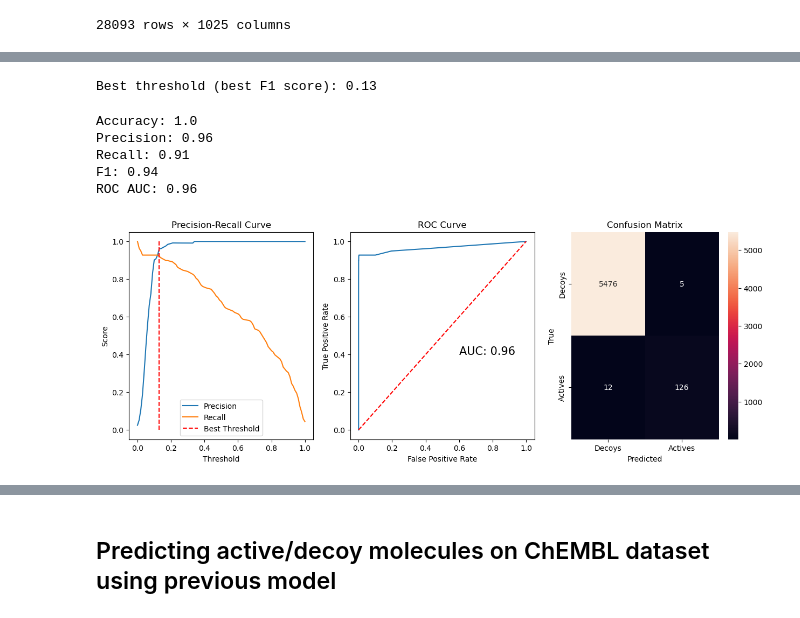
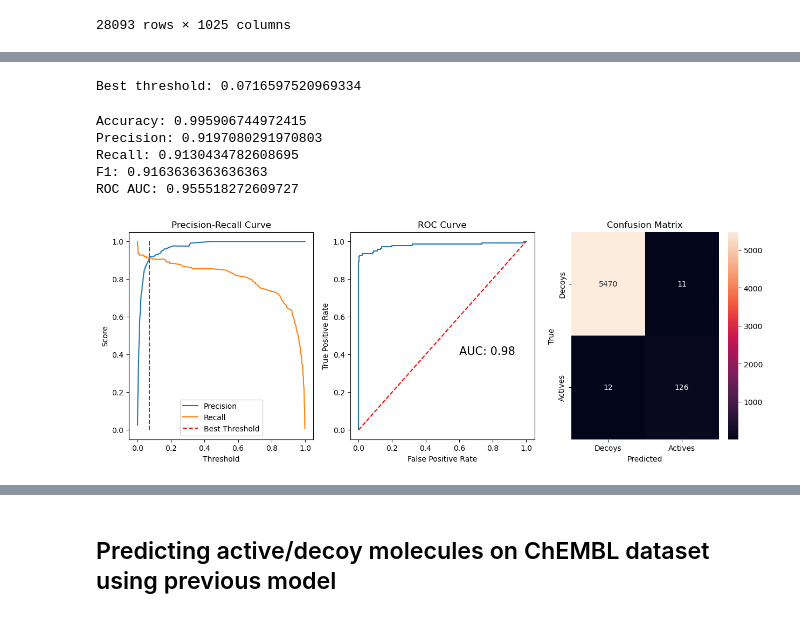
Before and after one commit to lich-uct/cdd2023, a Jupyter notebook: vmelichar/project.ipynb, the cells around one changed output, grey strips where cells are left out. Drawn from its saved outputs; the diff is of its cells as text; code cells hidden in the pictures.

```diff
--- a/vmelichar/project.ipynb
+++ b/vmelichar/project.ipynb
@@ -201,7 +201,7 @@ X = fp_df_c.drop("Source", axis=1)
 y = fp_df_c["Source"]
 
 X_train, X_test, y_train, y_test = train_test_split(X, y, test_size=0.2, random_state=42)
-X_train, X_val, y_train, y_val = train_test_split(X_train, y_train, test_size=0.2, random_state=42)
+X_train, X_val, y_train, y_val = train_test_split(X_train, y_train, test_size=0.25, random_state=42)
 
 X_train.shape, y_train.shape, X_test.shape, y_test.shape, X_val.shape, y_val.shape
 # %% [output]
@@ -211,64 +209,77 @@ X_train.shape, y_train.shape, X_test.shape, y_test.shape, X_val.shape, y_val.sha
-# %%
-# do random forest
-from sklearn.ensemble import RandomForestClassifier
-from sklearn.metrics import confusion_matrix, roc_auc_score, roc_curve, precision_recall_curve
-from sklearn.metrics import accuracy_score, precision_score, recall_score, f1_score
-
-rf = RandomForestClassifier(n_estimators=100, random_state=42, n_jobs=-1)
-rf.fit(X_train, y_train)
-
-y_pred_rf = rf.predict(X_test)
-y_pred_proba_rf = rf.predict_proba(X_test)[:,1]
-
-precision, recall, thresholds = precision_recall_curve(y_test.astype(int), y_pred_proba_rf)
-threshold = thresholds[np.argmax((2 * precision * recall) / (precision + recall))]
-print(f"Best threshold (best F1 score): {threshold}")
-# %% [output]
-Best threshold (best F1 score): 0.13
+# %%
+# do lgbm classification
+import lightgbm as lgb
+from sklearn.metrics import accuracy_score, precision_score, recall_score, f1_score, roc_auc_score, roc_curve
+
+lgb_train = lgb.Dataset(X_train, y_train)
+lgb_eval = lgb.Dataset(X_val, y_val, reference=lgb_train)
+
+params = {
+    'objective': 'binary',
+    'metric': 'binary_logloss',
+    'verbose': -1
+}
+
+gbm = lgb.train(params, lgb_train, num_boost_round=100, valid_sets=lgb_eval, early_stopping_rounds=10, verbose_eval=False)
+
+y_pred = gbm.predict(X_test, num_iteration=gbm.best_iteration)
+
+# find best threshold
+from sklearn.metrics import precision_recall_curve
+
+precision, recall, thresholds = precision_recall_curve(y_test, y_pred)
+threshold = thresholds[np.argmax(precision[:-1] == recall[:-1])]
+print(f"Best threshold: {threshold}")
+# %% [output]
+Best threshold: 0.0716597520969334
 # %%
+# plot subplots
 fig, (ax1, ax2, ax3) = plt.subplots(1, 3, figsize=(15,5))
 
 ax1.plot(thresholds, precision[:-1], label="Precision")
 ax1.plot(thresholds, recall[:-1], label="Recall")
 ax1.vlines(threshold, 0, 1, linestyles='--', color='red', label="Best Threshold")
 ax1.set_xlabel("Threshold")
 ax1.set_ylabel("Score")
 ax1.set_title("Precision-Recall Curve")
 ax1.legend()
 
 # plot roc curve
-fpr, tpr, _ = roc_curve(y_test.astype(int), y_pred_proba_rf)
+fpr, tpr, _ = roc_curve(y_test, y_pred)
 
 ax2.plot(fpr, tpr)
 ax2.plot([0,1], [0,1], linestyle='--', color='red')
 ax2.set_xlabel("False Positive Rate")
 ax2.set_ylabel("True Positive Rate")
 ax2.set_title("ROC Curve")
 # auc score in plot
-y_pred_rf = y_pred_proba_rf > threshold
-ax2.text(0.6, 0.4, f"AUC: {roc_auc_score(y_test, y_pred_rf).round(2)}", fontsize=15)
+ax2.text(0.6, 0.4, f"AUC: {roc_auc_score(y_test, y_pred).round(2)}", fontsize=15)
 
 # print metrics for best threshold
-print(f"Accuracy: {accuracy_score(y_test, y_pred_rf).round(2)}")
-print(f"Precision: {precision_score(y_test, y_pred_rf).round(2)}")
-print(f"Recall: {recall_score(y_test, y_pred_rf).round(2)}")
-print(f"F1: {f1_score(y_test, y_pred_rf).round(2)}")
-print(f"ROC AUC: {roc_auc_score(y_test, y_pred_rf).round(2)}")
+y_pred = y_pred > threshold
+
+print(f"Accuracy: {accuracy_score(y_test, y_pred)}")
+print(f"Precision: {precision_score(y_test, y_pred)}")
+print(f"Recall: {recall_score(y_test, y_pred)}")
+print(f"F1: {f1_score(y_test, y_pred)}")
+print(f"ROC AUC: {roc_auc_score(y_test, y_pred)}")
 
 # plot confusion matrix
-cm = confusion_matrix(y_test, y_pred_rf)
+from sklearn.metrics import confusion_matrix
+
+cm = confusion_matrix(y_test, y_pred)
 
 sns.heatmap(cm, annot=True, fmt='g')
 ax3.set_xlabel("Predicted")
 ax3.set_ylabel("True")
 ax3.set_title("Confusion Matrix")
 ax3.xaxis.set_ticklabels(['Decoys', 'Actives'])
 ax3.yaxis.set_ticklabels(['Decoys', 'Actives'])
 plt.show()
 # %% [output]
-Accuracy: 1.0
-Precision: 0.96
-Recall: 0.91
-F1: 0.94
-ROC AUC: 0.96
+Accuracy: 0.995906744972415
+Precision: 0.9197080291970803
+Recall: 0.9130434782608695
+F1: 0.9163636363636363
+ROC AUC: 0.955518272609727
-[figure, old version]
+[figure, new version]
```
Also changed, not shown: parts of 18 cells of this notebook.
